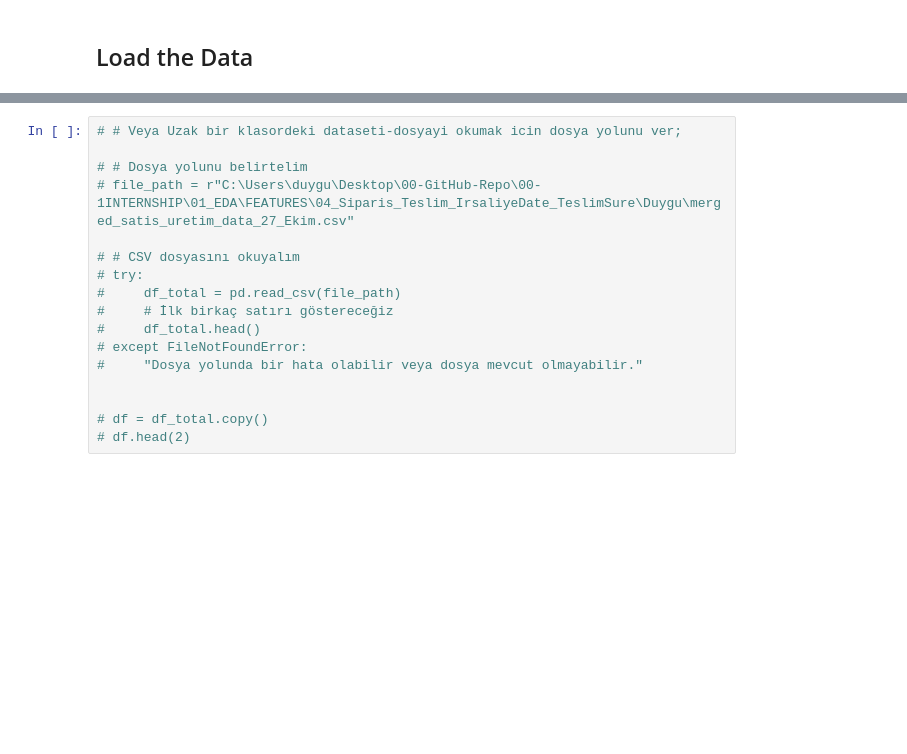
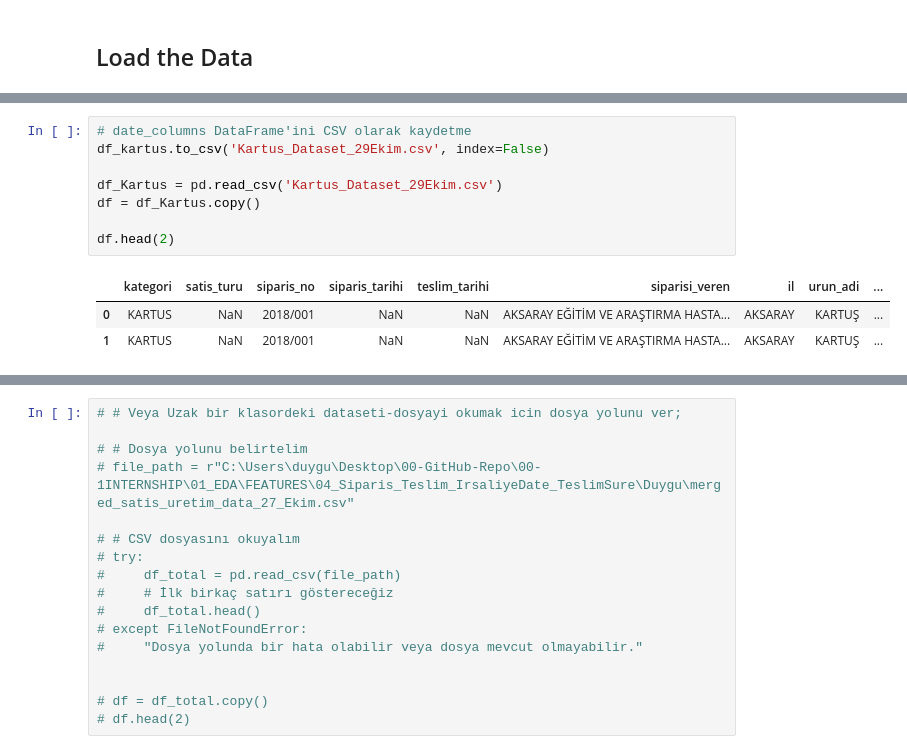
Before and after one commit to Duygu-Jones/LLM_Playground, a Jupyter notebook: 01_EDA/FEATURES/04_Siparis_Teslim_IrsaliyeDate_TeslimSure/Duygu/Duygu_EDA_NOTEBOOK.ipynb, the cells around one changed output, grey strips where cells are left out. Cells and saved outputs as stored; diff of their text form; blank space fills up the shorter version.

```diff
--- a/01_EDA/FEATURES/04_Siparis_Teslim_IrsaliyeDate_TeslimSure/Duygu/Duygu_EDA_NOTEBOOK.ipynb
+++ b/01_EDA/FEATURES/04_Siparis_Teslim_IrsaliyeDate_TeslimSure/Duygu/Duygu_EDA_NOTEBOOK.ipynb
@@ -106,0 +192,12 @@ df.head(2)
+# %%
+# date_columns DataFrame'ini CSV olarak kaydetme
+df_kartus.to_csv('Kartus_Dataset_29Ekim.csv', index=False)
+
+df_Kartus = pd.read_csv('Kartus_Dataset_29Ekim.csv')
+df = df_Kartus.copy()
+
+df.head(2)
+# %% [output]
+|  | kategori | satis_turu | siparis_no | siparis_tarihi | teslim_tarihi | siparisi_veren | il | urun_adi | ... |
+| 0 | KARTUS | NaN | 2018/001 | NaN | NaN | AKSARAY EĞİTİM VE ARAŞTIRMA HASTA... | AKSARAY | KARTUŞ | ... |
+| 1 | KARTUS | NaN | 2018/001 | NaN | NaN | AKSARAY EĞİTİM VE ARAŞTIRMA HASTA... | AKSARAY | KARTUŞ | ... |
```
Also changed, not shown: parts of 18 cells of this notebook, 4 other files.
